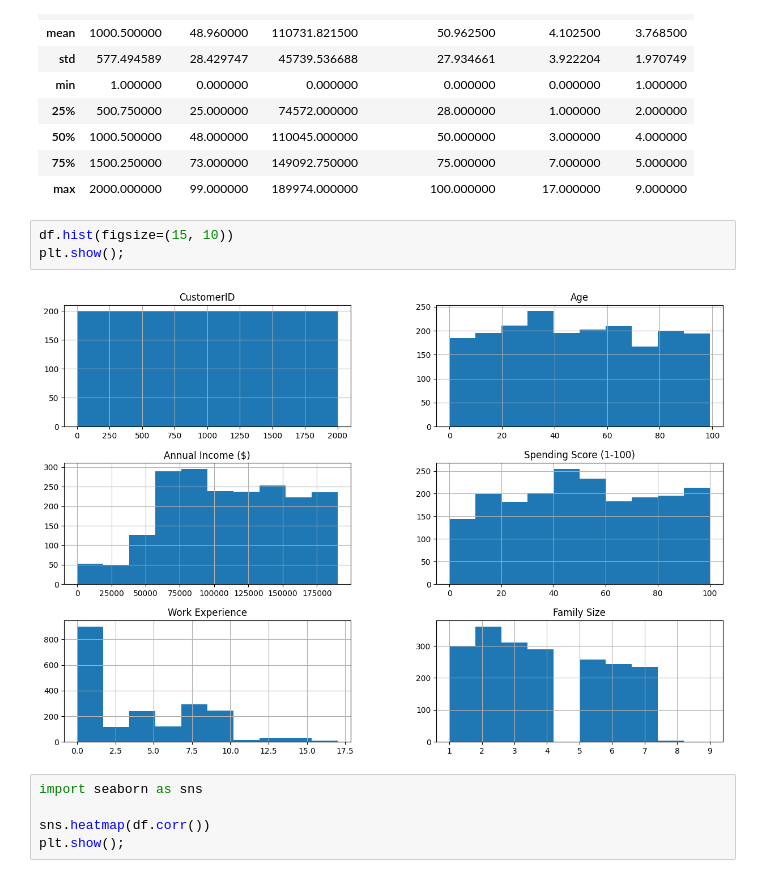
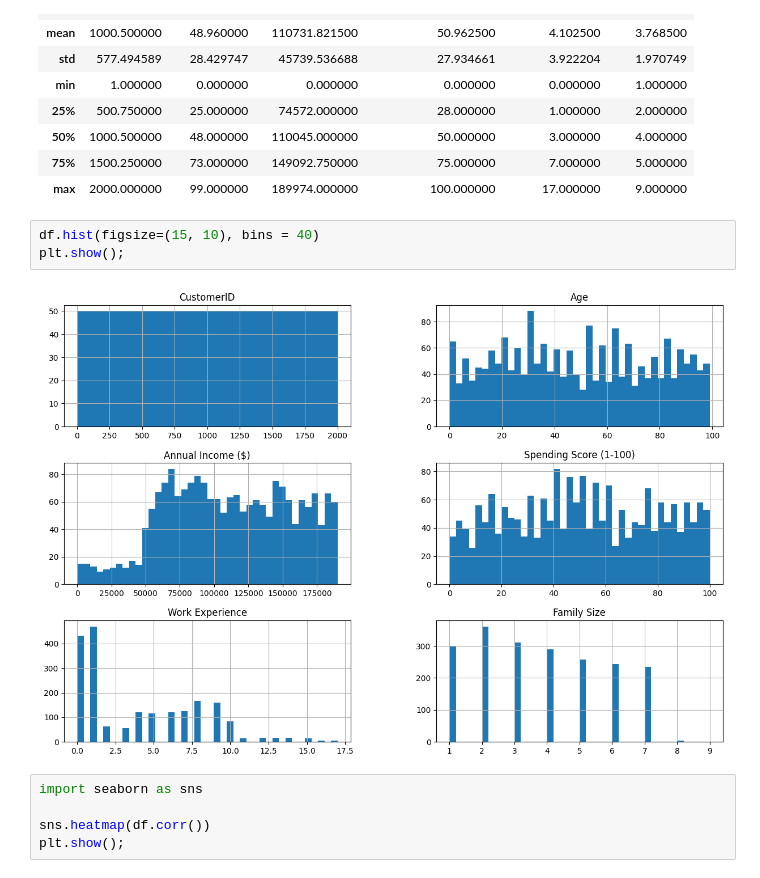
Before and after one commit to SergeyMalashenko/MachineLearning_Summer_2023, a Jupyter notebook: seminars/14/sem14_pipelines.ipynb, the cells around one changed output. Saved outputs shown, nothing was run; the diff lists cells and outputs as text.

```diff
--- a/seminars/14/sem14_pipelines.ipynb
+++ b/seminars/14/sem14_pipelines.ipynb
@@ -52,10 +52,10 @@ df.describe()
 | 75% | 1500.250000 | 73.000000 | 149092.750000 | 75.000000 | 7.000000 | 5.000000 |
 | max | 2000.000000 | 99.000000 | 189974.000000 | 100.000000 | 17.000000 | 9.000000 |
 # %%
-df.hist(figsize=(15, 10))
+df.hist(figsize=(15, 10), bins = 40)
 plt.show();
 # %% [output]
-[figure, old version]
+[figure, new version]
 # %%
 import seaborn as sns
 
```
Also changed, not shown: parts of 14 cells of this notebook.
